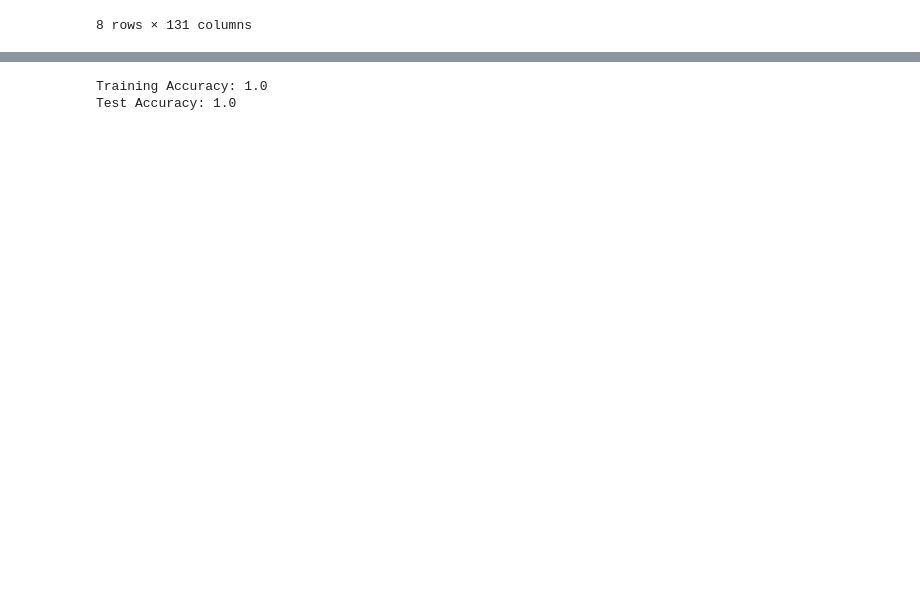
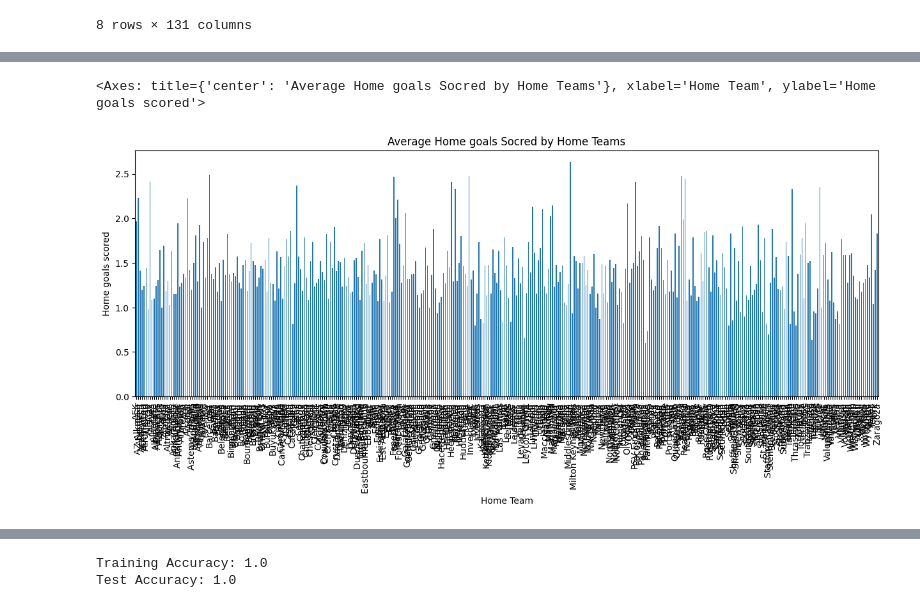
Before and after one commit to waynesid/Rolvaag, a Jupyter notebook: NEURALNET.ipynb, the cells around one changed output, grey strips where cells are left out. Saved outputs shown, nothing was run; the diff lists cells and outputs as text; code cells hidden in the pictures; blank space fills up the shorter version.

```diff
--- a/NEURALNET.ipynb
+++ b/NEURALNET.ipynb
@@ -101,0 +193,15 @@ data.describe()
+# %%
+#Grouping by HomeTeam
+df_bar = data.groupby(["HomeTeam"])["FTHG"].mean()
+
+#Bar plot
+df_bar.plot(
+    kind="bar",
+    ylabel="Home goals scored",
+    xlabel="Home Team",
+    title="Average Home goals Socred by Home Teams",
+    figsize=(15,5)
+)
+# %% [output]
+<Axes: title={'center': 'Average Home goals Socred by Home Teams'}, xlabel='Home Team', ylabel='Home goals scored'>
+[figure, added]
```
Also changed, not shown: parts of 27 cells of this notebook, 3 other files.
